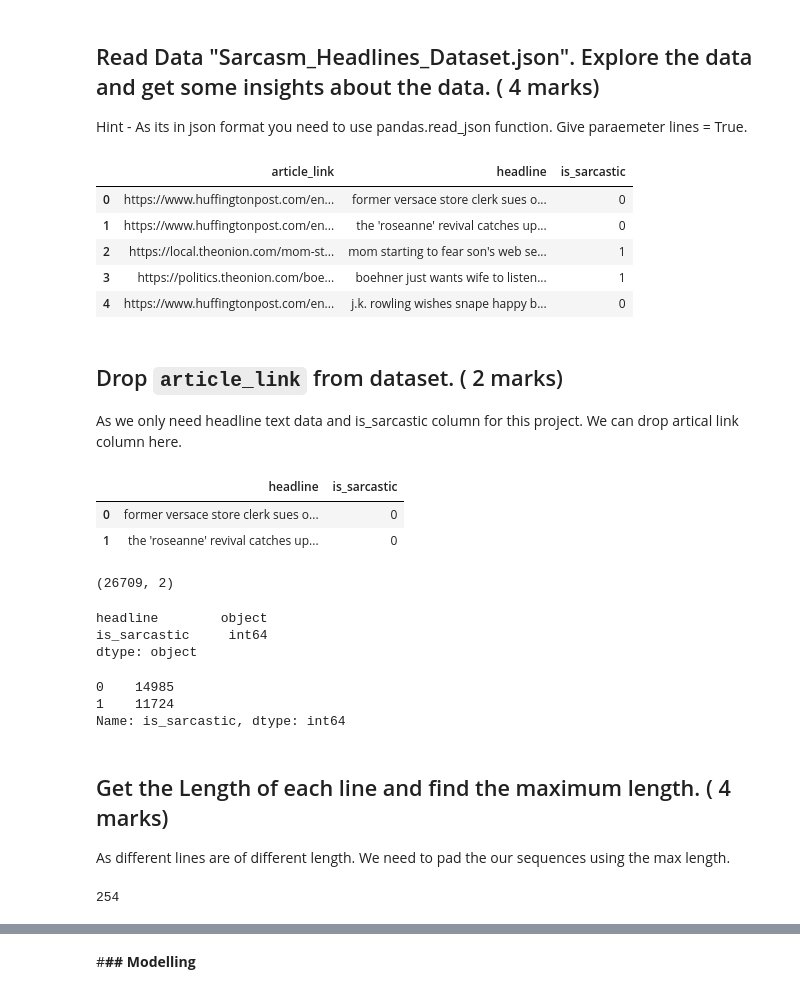
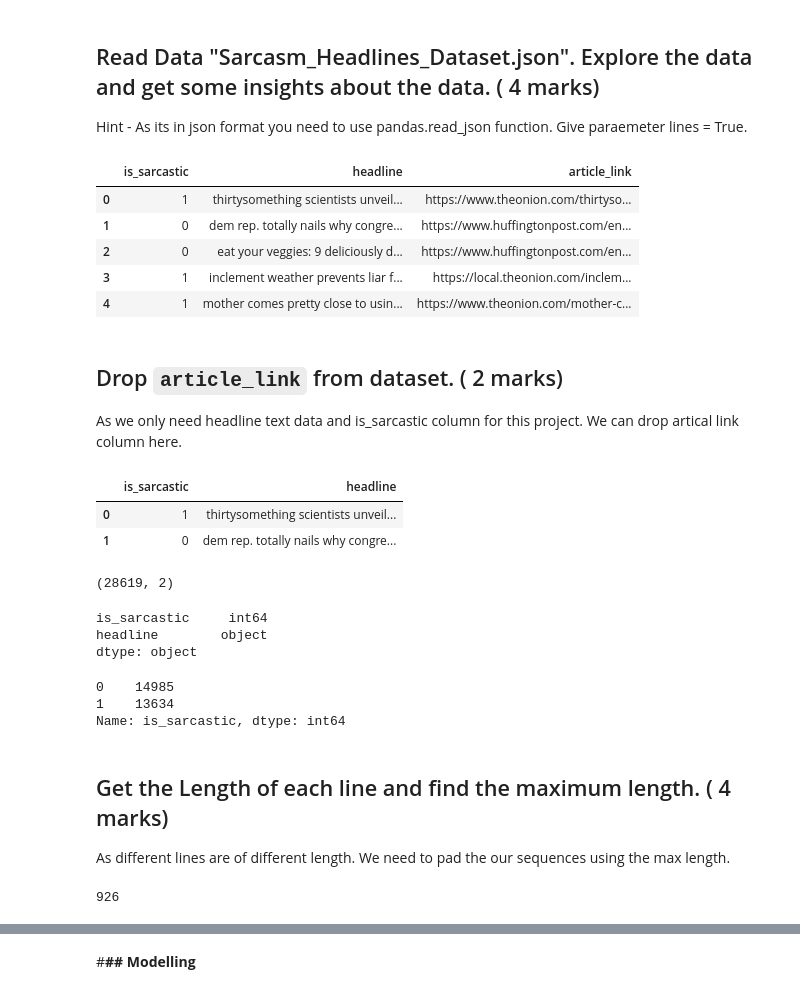
Before and after one commit to GreatLearningAIML1/bangalore-aug19-batch-sandipanbasu, a Jupyter notebook: projects/project-11-nlp-sarcasm-detection/NLP_Project_Sarcasm_Detection_Project_11.ipynb, the cells around one changed output, grey strips where cells are left out. Saved outputs shown, nothing was run; the diff lists cells and outputs as text; code cells hidden in the pictures.

```diff
--- a/projects/project-11-nlp-sarcasm-detection/NLP_Project_Sarcasm_Detection_Project_11.ipynb
+++ b/projects/project-11-nlp-sarcasm-detection/NLP_Project_Sarcasm_Detection_Project_11.ipynb
@@ -69,14 +60,14 @@ data_path="/content/drive/My Drive/Sarcasm Detection/Data/"
 # %%
-df=pd.read_json("/content/drive/My Drive/Sarcasm Detection/Data/Sarcasm_Headlines_Dataset.json",lines=True )
+sarcasm_df=pd.read_json("https://raw.githubusercontent.com/rishabhmisra/News-Headlines-Dataset-For-Sarcasm-Detection/master/Sarcasm_Headlines_Dataset.json",lines=True )
 # %%
-df.head()
+sarcasm_df.head()
 # %% [output]
-|  | article_link | headline | is_sarcastic |
-| 0 | https://www.huffingtonpost.com/en... | former versace store clerk sues o... | 0 |
-| 1 | https://www.huffingtonpost.com/en... | the 'roseanne' revival catches up... | 0 |
-| 2 | https://local.theonion.com/mom-st... | mom starting to fear son's web se... | 1 |
-| 3 | https://politics.theonion.com/boe... | boehner just wants wife to listen... | 1 |
-| 4 | https://www.huffingtonpost.com/en... | j.k. rowling wishes snape happy b... | 0 |
+|  | is_sarcastic | headline | article_link |
+| 0 | 1 | thirtysomething scientists unveil... | https://www.theonion.com/thirtyso... |
+| 1 | 0 | dem rep. totally nails why congre... | https://www.huffingtonpost.com/en... |
+| 2 | 0 | eat your veggies: 9 deliciously d... | https://www.huffingtonpost.com/en... |
+| 3 | 1 | inclement weather prevents liar f... | https://local.theonion.com/inclem... |
+| 4 | 1 | mother comes pretty close to usin... | https://www.theonion.com/mother-c... |
 # %% [markdown]
 ## Drop `article_link` from dataset. ( 2 marks)
 As we only need headline text data and is_sarcastic column for this project. We can drop artical link column here.
@@ -85,30 +76,30 @@ df1=df.drop(labels='article_link', axis=1,inplace=True)
 # %%
-df.head(2)
+sarcasm_df.head(2)
 # %% [output]
-|  | headline | is_sarcastic |
-| 0 | former versace store clerk sues o... | 0 |
-| 1 | the 'roseanne' revival catches up... | 0 |
+|  | is_sarcastic | headline |
+| 0 | 1 | thirtysomething scientists unveil... |
+| 1 | 0 | dem rep. totally nails why congre... |
 # %%
-df.shape
+sarcasm_df.shape
 # %% [output]
-(26709, 2)
+(28619, 2)
 # %%
-df.dtypes
+sarcasm_df.dtypes
 # %% [output]
+is_sarcastic     int64
 headline        object
-is_sarcastic     int64
 dtype: object
 # %%
-df['is_sarcastic'].value_counts()
+sarcasm_df['is_sarcastic'].value_counts()
 # %% [output]
 0    14985
-1    11724
+1    13634
 Name: is_sarcastic, dtype: int64
 # %% [markdown]
 ## Get the Length of each line and find the maximum length. ( 4 marks)
 As different lines are of different length. We need to pad the our sequences using the max length.
 # %%
-headline_max_length=max(len(txt) for txt in df['headline'])
-headline_max_length
+max_headline=max(len(txt) for txt in sarcasm_df['headline'])
+max_headline
 # %% [output]
-254
+926
```
Also changed, not shown: parts of 43 cells of this notebook.
